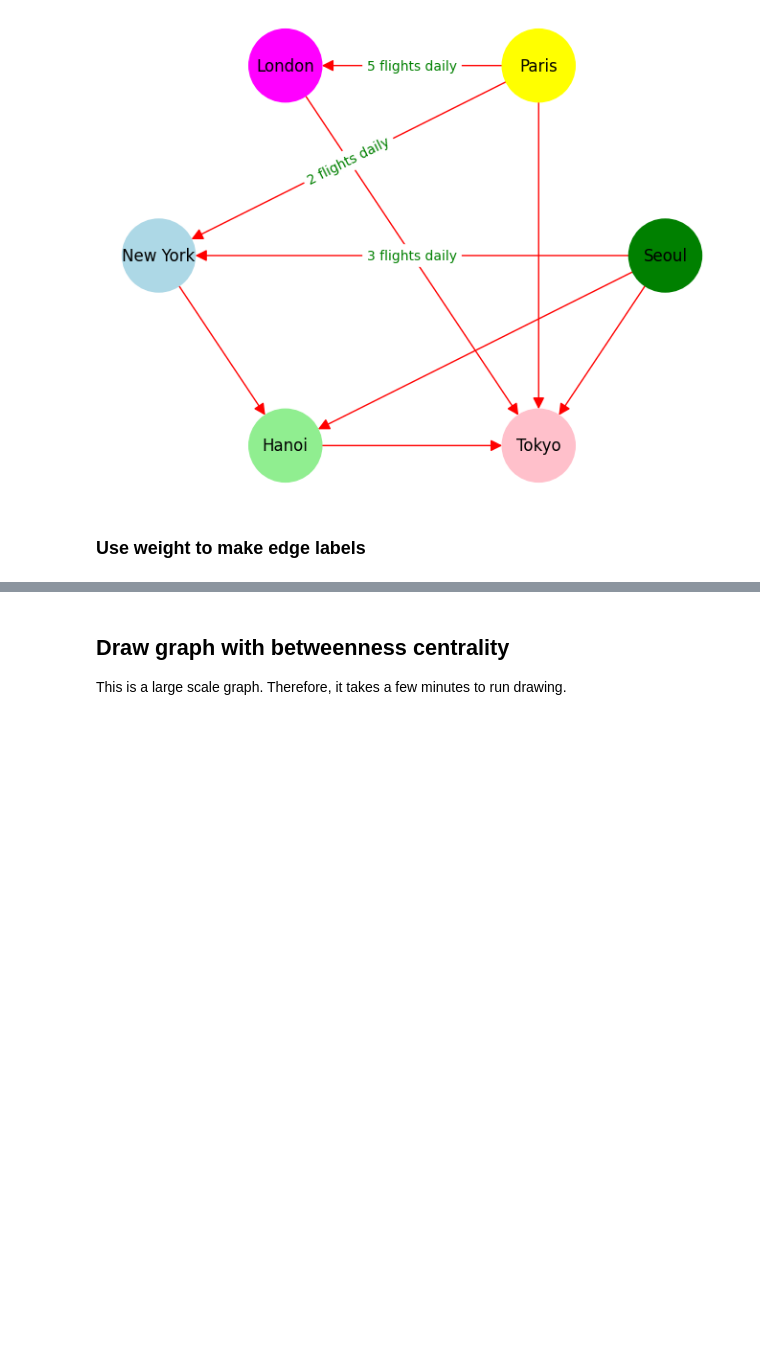
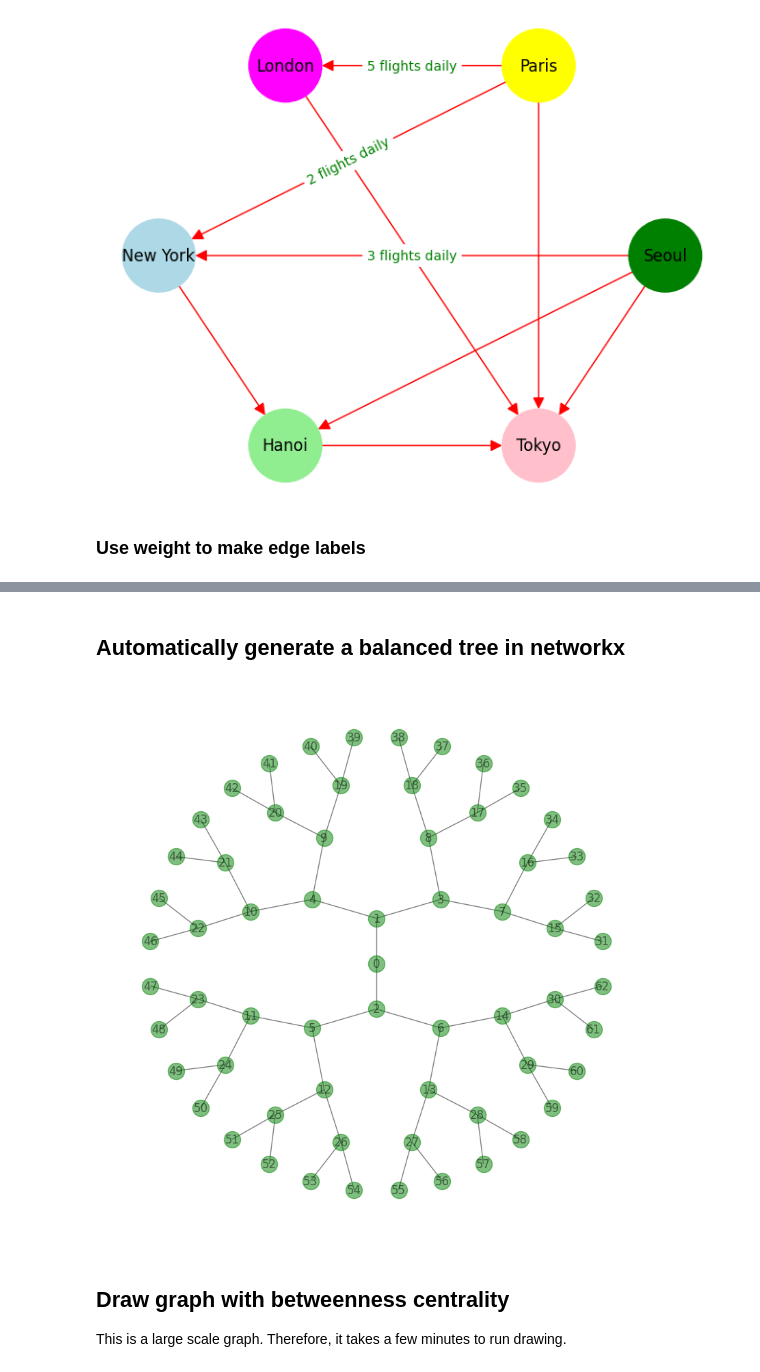
Before and after one commit to NSLab-CUK/Graph-Mining-Spring-2023, a Jupyter notebook: W4/Practice_4.ipynb, the cells around one changed output, grey strips where cells are left out. Saved outputs shown, nothing was run; the diff lists cells and outputs as text; code cells hidden in the pictures; blank space fills up the shorter version.

```diff
--- a/W4/Practice_4.ipynb
+++ b/W4/Practice_4.ipynb
@@ -191,3 +232,21 @@ nx.draw_networkx_edge_labels(G, pos, edge_labels=labels)
+# %% [markdown]
+## Automatically generate a balanced tree in networkx
+# %%
+# Define the number of levels and the number of children nodes at each level.
+num_levels = 5
+num_child_nodes = 2
+
+# Generate a binary balanced tree with 5 layer
+G = nx.balanced_tree(num_child_nodes, num_levels)
+
+# Use tree layout from graphviz
+pos = graphviz_layout(G, prog="twopi", args="")
+plt.figure(figsize=(8, 8))
+nx.draw(G, pos, node_size=300, alpha=0.5, node_color="green", with_labels=True)
+plt.axis("equal")
+plt.show()
+# %% [output]
+[figure, added]
 # %% [markdown]
 ## Draw graph with betweenness centrality
 This is a large scale graph. Therefore, it takes a few minutes to run drawing.
```
Also changed, not shown: parts of 11 cells of this notebook.
